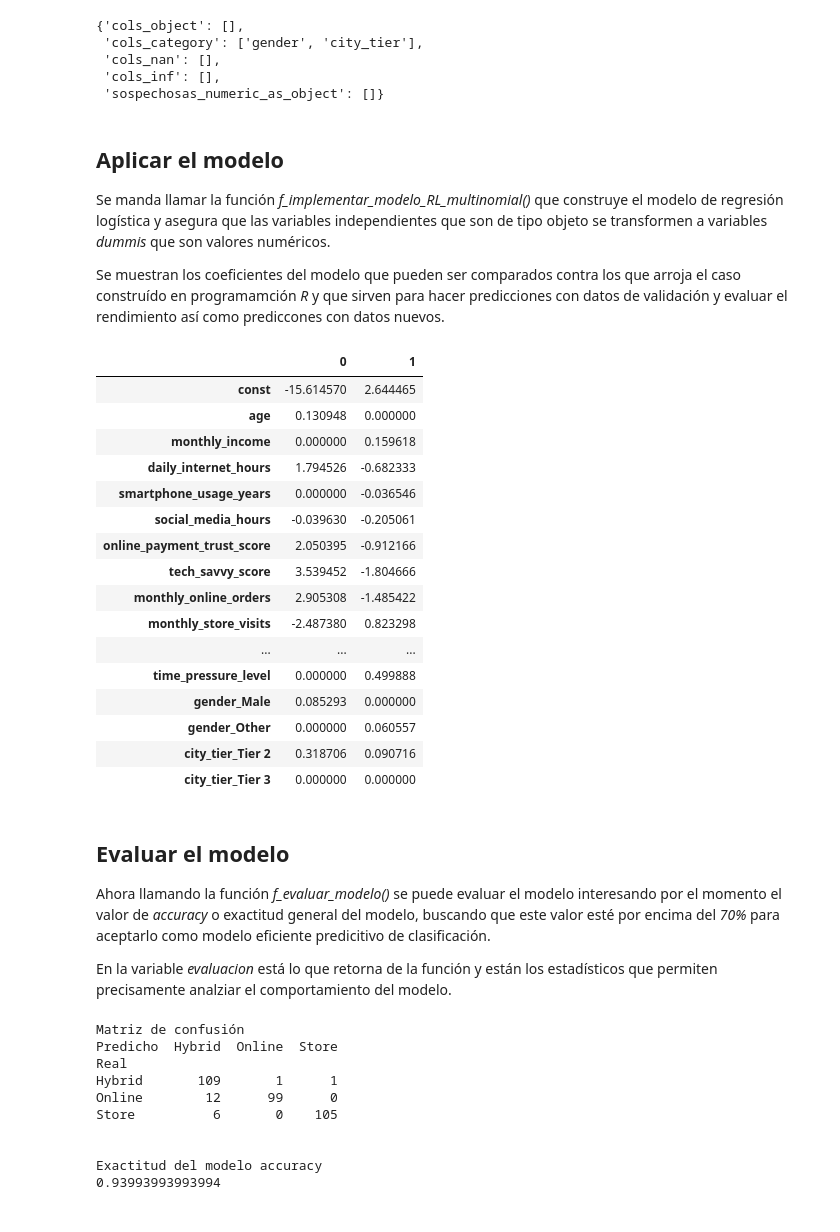
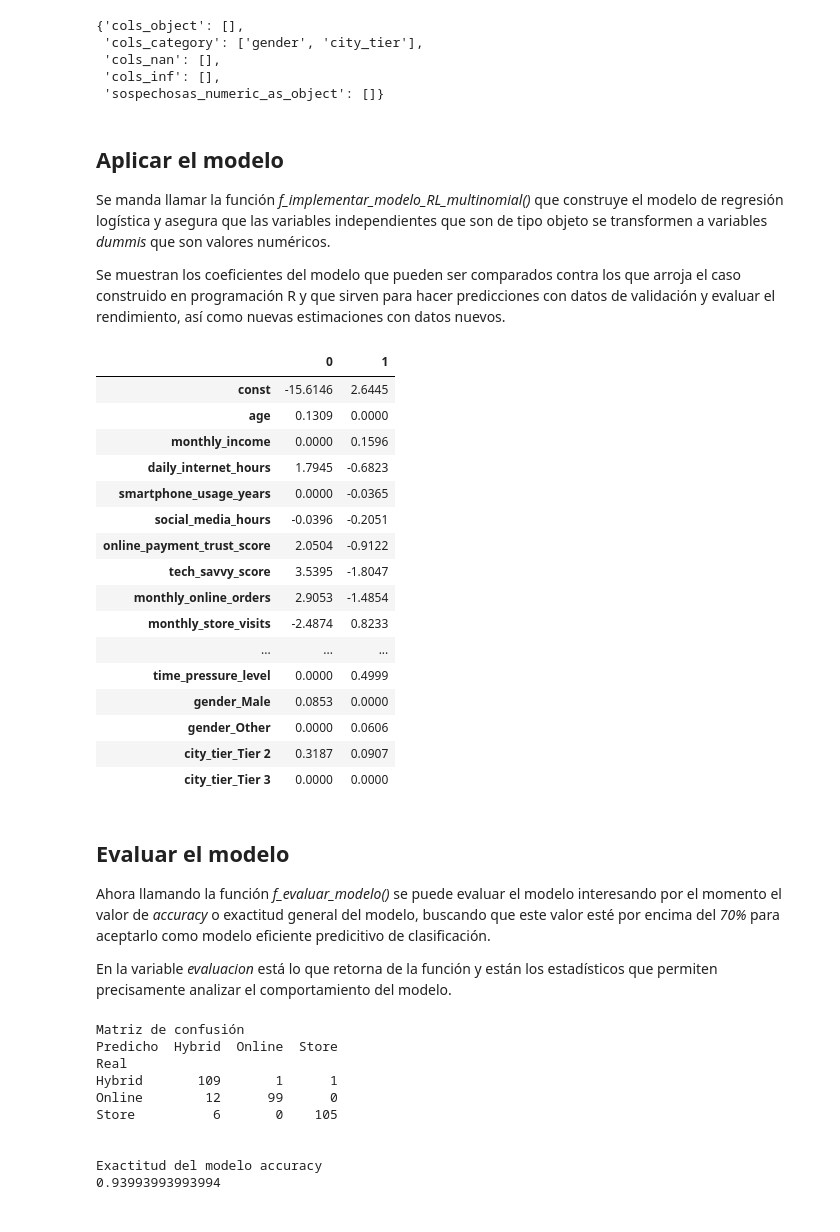
Before and after one commit to rpizarrog/machine_learning_r_python_casos_de_estudio, a Jupyter notebook: notebook_Python/Caso_ejemplo_general_con_datos_de_comportamienos_de_compradores.ipynb, the cells around one changed output. Cells and saved outputs as stored; diff of their text form; code cells hidden in the pictures.

```diff
--- a/notebook_Python/Caso_ejemplo_general_con_datos_de_comportamienos_de_compradores.ipynb
+++ b/notebook_Python/Caso_ejemplo_general_con_datos_de_comportamienos_de_compradores.ipynb
@@ -826,55 +769,55 @@ Columnas numéricas con Inf: []
 
 Se manda llamar la función *f_implementar_modelo_RL_multinomial()* que construye el modelo de regresión logística y asegura que las variables independientes que son de tipo objeto se transformen a variables *dummis* que son valores numéricos.
 
-Se muestran los coeficientes del modelo que pueden ser comparados contra los que arroja el caso construído en programamción *R* y que sirven  para hacer predicciones con datos de validación y evaluar el rendimiento así como prediccones con datos nuevos.
+Se muestran los coeficientes del modelo que pueden ser comparados contra los que arroja el caso construido en programación R y que sirven para hacer predicciones con datos de validación y evaluar el rendimiento, así como nuevas estimaciones con datos nuevos.
 # %%
 # Construir el modelo
 # Definir variable dependiente
 v_dependiente = "shopping_preference"
 
 # Definir variables independientes
 v_independientes = [
     c for c in datos_entrenamiento.columns
     if c != v_dependiente
 ]
 
 # Construir modelo
 resultado = f_implementar_modelo_RL_multinomial(
     datos_entrenamiento = datos_entrenamiento,
     datos_validacion = datos_validacion,
     variable_dependiente = v_dependiente,
     variables_independientes = v_independientes,
     alpha = 1.0,
     maxiter = 500
 )
 
 
 # Coeficientes del modelo
-resultado["resultado"].params
+np.round(resultado["resultado"].params, 4)
 # %% [output]
 |  | 0 | 1 |
-| const | -15.614570 | 2.644465 |
-| age | 0.130948 | 0.000000 |
-| monthly_income | 0.000000 | 0.159618 |
-| daily_internet_hours | 1.794526 | -0.682333 |
-| smartphone_usage_years | 0.000000 | -0.036546 |
-| social_media_hours | -0.039630 | -0.205061 |
-| online_payment_trust_score | 2.050395 | -0.912166 |
-| tech_savvy_score | 3.539452 | -1.804666 |
-| monthly_online_orders | 2.905308 | -1.485422 |
-| monthly_store_visits | -2.487380 | 0.823298 |
+| const | -15.6146 | 2.6445 |
+| age | 0.1309 | 0.0000 |
+| monthly_income | 0.0000 | 0.1596 |
+| daily_internet_hours | 1.7945 | -0.6823 |
+| smartphone_usage_years | 0.0000 | -0.0365 |
+| social_media_hours | -0.0396 | -0.2051 |
+| online_payment_trust_score | 2.0504 | -0.9122 |
+| tech_savvy_score | 3.5395 | -1.8047 |
+| monthly_online_orders | 2.9053 | -1.4854 |
+| monthly_store_visits | -2.4874 | 0.8233 |
 | ... | ... | ... |
-| time_pressure_level | 0.000000 | 0.499888 |
-| gender_Male | 0.085293 | 0.000000 |
-| gender_Other | 0.000000 | 0.060557 |
-| city_tier_Tier 2 | 0.318706 | 0.090716 |
-| city_tier_Tier 3 | 0.000000 | 0.000000 |
+| time_pressure_level | 0.0000 | 0.4999 |
+| gender_Male | 0.0853 | 0.0000 |
+| gender_Other | 0.0000 | 0.0606 |
+| city_tier_Tier 2 | 0.3187 | 0.0907 |
+| city_tier_Tier 3 | 0.0000 | 0.0000 |
 # %% [markdown]
 ## Evaluar el modelo
 
 Ahora llamando la función *f_evaluar_modelo()* se puede evaluar el modelo interesando por el momento el valor de *accuracy* o exactitud general del modelo, buscando que este valor esté por encima del *70%* para aceptarlo como modelo eficiente predicitivo de clasificación.
 
-En la variable *evaluacion* está lo que retorna de la función y están los estadísticos que permiten precisamente analziar el comportamiento del modelo.
+En la variable *evaluacion* está lo que retorna de la función y están los estadísticos que permiten precisamente analizar el comportamiento del modelo.
 # %%
 evaluacion = f_evaluar_modelo(
     resultado_modelo = resultado,
```
Also changed, not shown: parts of 5 cells of this notebook.
